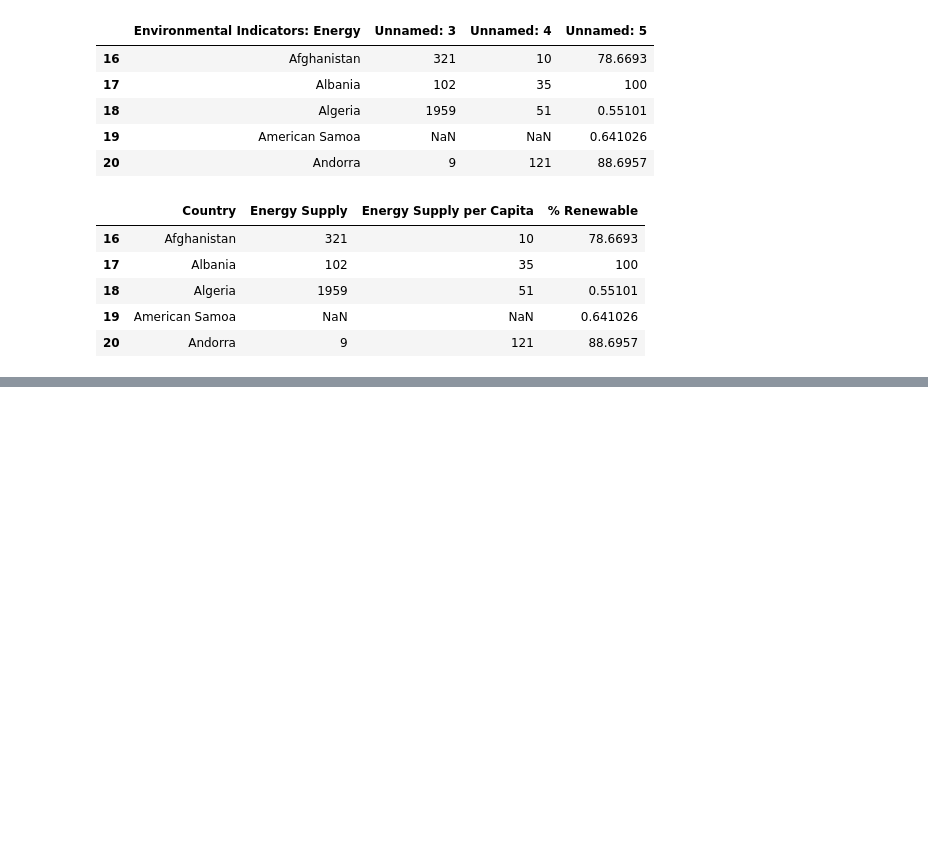
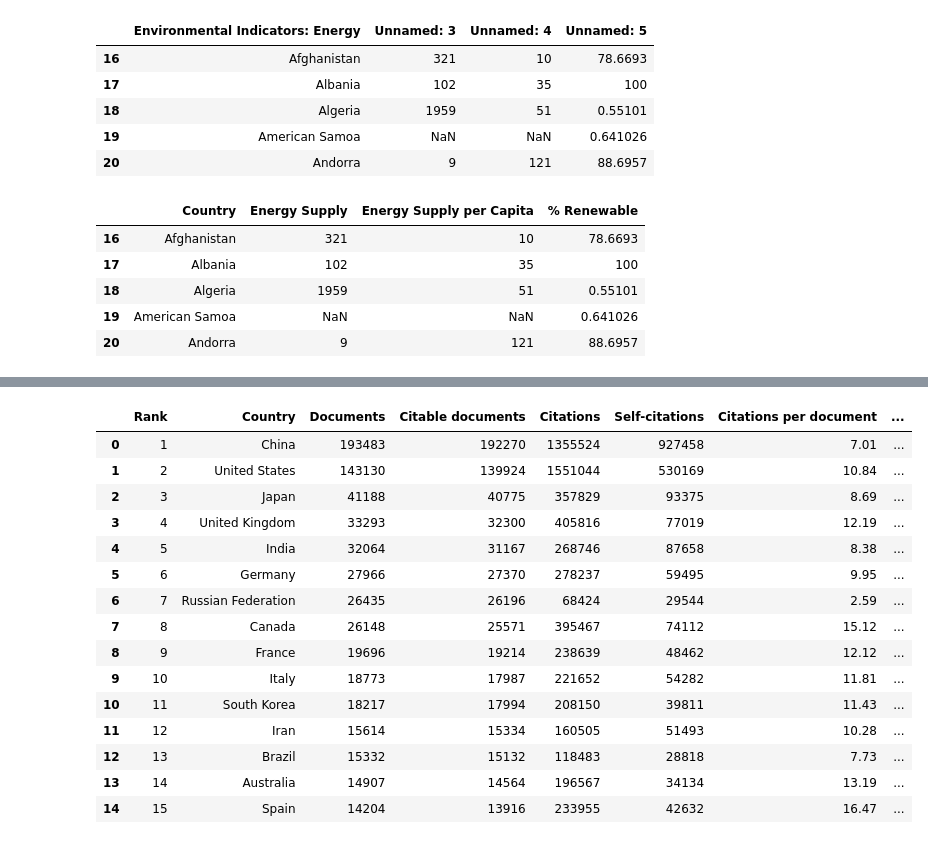
Before and after one commit to shuangsong/umich_datascience_python, a Jupyter notebook: assignment3.ipynb, the cells around one changed output, grey strips where cells are left out. Drawn from its saved outputs; the diff is of its cells as text; code cells hidden in the pictures; blank space fills up the shorter version.

```diff
--- a/assignment3.ipynb
+++ b/assignment3.ipynb
@@ -36,0 +61,22 @@ energy['Country'] = energy['Country'].str.replace('\d+', '')
+# %%
+#load in SJR data:
+ScimEn = pd.read_excel("~/Downloads/scimagojr.xlsx", na_values = '...')
+ScimEn = ScimEn.iloc[:15,:] #use only top ranked 15 countries.
+ScimEn
+# %% [output]
+|  | Rank | Country | Documents | Citable documents | Citations | Self-citations | Citations per document | ... |
+| 0 | 1 | China | 193483 | 192270 | 1355524 | 927458 | 7.01 | ... |
+| 1 | 2 | United States | 143130 | 139924 | 1551044 | 530169 | 10.84 | ... |
+| 2 | 3 | Japan | 41188 | 40775 | 357829 | 93375 | 8.69 | ... |
+| 3 | 4 | United Kingdom | 33293 | 32300 | 405816 | 77019 | 12.19 | ... |
+| 4 | 5 | India | 32064 | 31167 | 268746 | 87658 | 8.38 | ... |
+| 5 | 6 | Germany | 27966 | 27370 | 278237 | 59495 | 9.95 | ... |
+| 6 | 7 | Russian Federation | 26435 | 26196 | 68424 | 29544 | 2.59 | ... |
+| 7 | 8 | Canada | 26148 | 25571 | 395467 | 74112 | 15.12 | ... |
+| 8 | 9 | France | 19696 | 19214 | 238639 | 48462 | 12.12 | ... |
+| 9 | 10 | Italy | 18773 | 17987 | 221652 | 54282 | 11.81 | ... |
+| 10 | 11 | South Korea | 18217 | 17994 | 208150 | 39811 | 11.43 | ... |
+| 11 | 12 | Iran | 15614 | 15334 | 160505 | 51493 | 10.28 | ... |
+| 12 | 13 | Brazil | 15332 | 15132 | 118483 | 28818 | 7.73 | ... |
+| 13 | 14 | Australia | 14907 | 14564 | 196567 | 34134 | 13.19 | ... |
+| 14 | 15 | Spain | 14204 | 13916 | 233955 | 42632 | 16.47 | ... |
```
Also changed, not shown: parts of 6 cells of this notebook.
